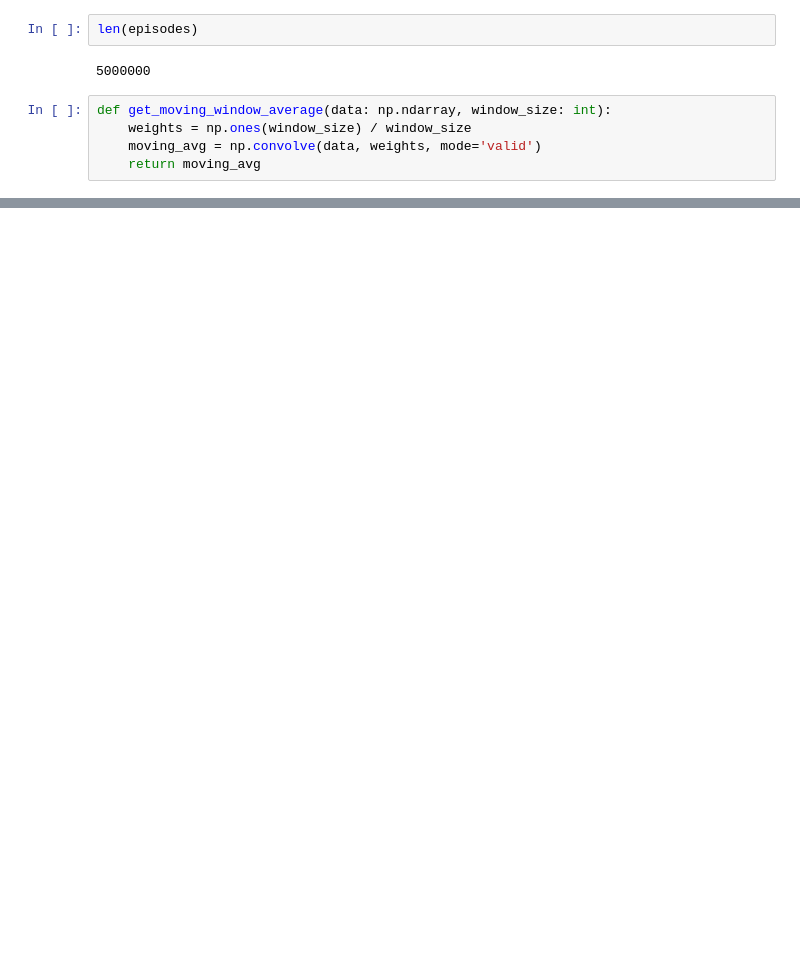
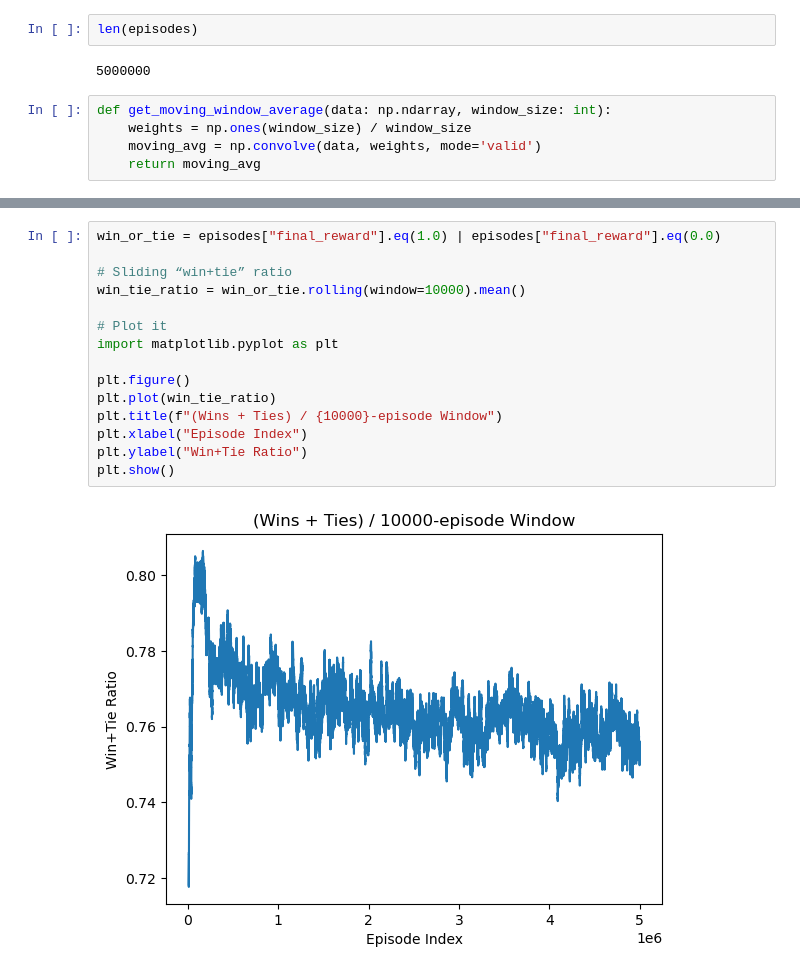
Before and after one commit to jamesGadoury/tic-tac-toe-ui, a Jupyter notebook: tic-tac-toe-rl/training_analysis.ipynb, the cells around one changed output, grey strips where cells are left out. Drawn from its saved outputs; the diff is of its cells as text; blank space fills up the shorter version.

```diff
--- a/tic-tac-toe-rl/training_analysis.ipynb
+++ b/tic-tac-toe-rl/training_analysis.ipynb
@@ -99,3 +145,20 @@ def get_moving_window_average(data: np.ndarray, window_size: int):
+# %%
+win_or_tie = episodes["final_reward"].eq(1.0) | episodes["final_reward"].eq(0.0)
+
+# Sliding “win+tie” ratio
+win_tie_ratio = win_or_tie.rolling(window=10000).mean()
+
+# Plot it
+import matplotlib.pyplot as plt
+
+plt.figure()
+plt.plot(win_tie_ratio)
+plt.title(f"(Wins + Ties) / {10000}-episode Window")
+plt.xlabel("Episode Index")
+plt.ylabel("Win+Tie Ratio")
+plt.show()
+# %% [output]
+[figure, added]
 # %%
 plt.plot(get_moving_window_average(episodes["final_reward"], window_size=10000))
 plt.title("final reward moving window average")
```
Also changed, not shown: parts of 10 cells of this notebook.
